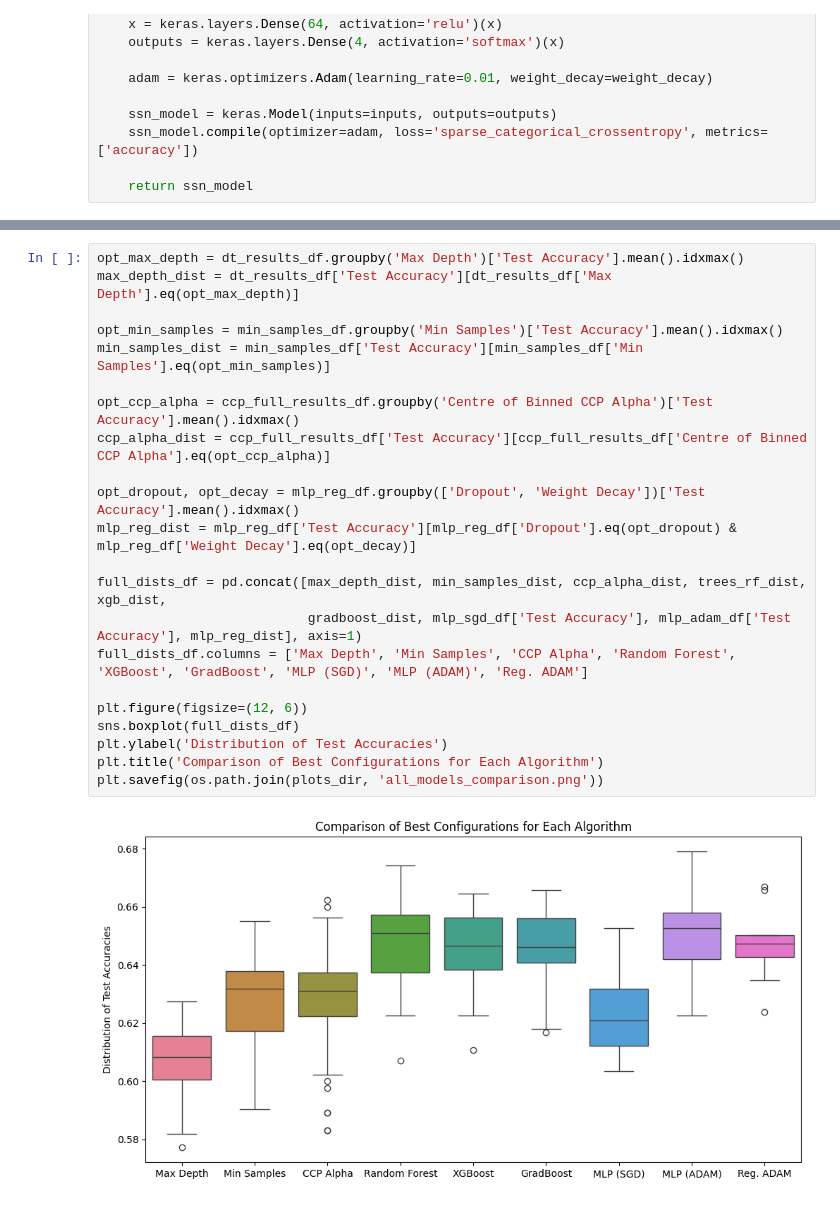
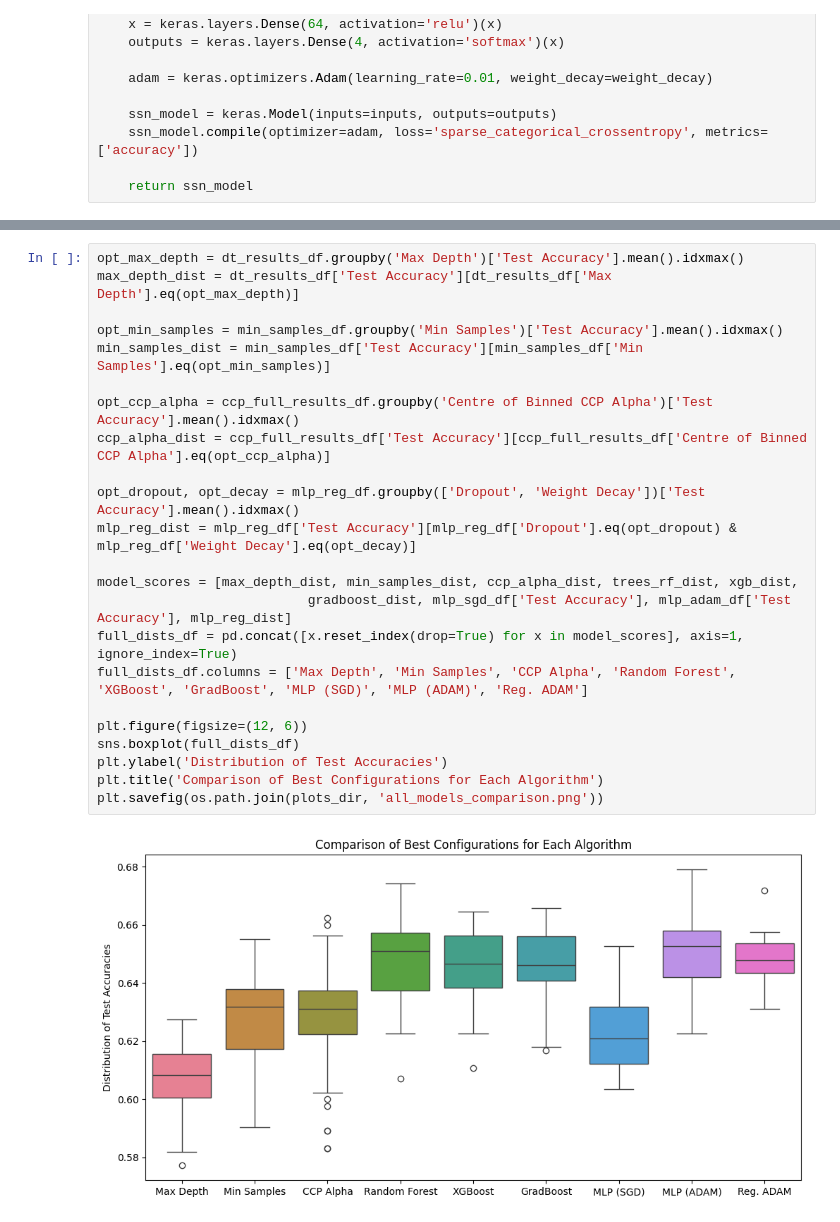
Before and after one commit to eye4got/unsw-5836-assignment-2, a Jupyter notebook: 02_classification_problem.ipynb, the cells around one changed output, grey strips where cells are left out. Drawn from its saved outputs; the diff is of its cells as text.

```diff
--- a/02_classification_problem.ipynb
+++ b/02_classification_problem.ipynb
@@ -517,24 +517,25 @@ I0000 00:00:1731579274.431601 1122089 device_compiler.h:188] Compiled cluster us
 # %%
 opt_max_depth = dt_results_df.groupby('Max Depth')['Test Accuracy'].mean().idxmax()
 max_depth_dist = dt_results_df['Test Accuracy'][dt_results_df['Max Depth'].eq(opt_max_depth)]
 
 opt_min_samples = min_samples_df.groupby('Min Samples')['Test Accuracy'].mean().idxmax()
 min_samples_dist = min_samples_df['Test Accuracy'][min_samples_df['Min Samples'].eq(opt_min_samples)]
 
 opt_ccp_alpha = ccp_full_results_df.groupby('Centre of Binned CCP Alpha')['Test Accuracy'].mean().idxmax()
 ccp_alpha_dist = ccp_full_results_df['Test Accuracy'][ccp_full_results_df['Centre of Binned CCP Alpha'].eq(opt_ccp_alpha)]
 
 opt_dropout, opt_decay = mlp_reg_df.groupby(['Dropout', 'Weight Decay'])['Test Accuracy'].mean().idxmax()
 mlp_reg_dist = mlp_reg_df['Test Accuracy'][mlp_reg_df['Dropout'].eq(opt_dropout) & mlp_reg_df['Weight Decay'].eq(opt_decay)]
 
-full_dists_df = pd.concat([max_depth_dist, min_samples_dist, ccp_alpha_dist, trees_rf_dist, xgb_dist,
-                           gradboost_dist, mlp_sgd_df['Test Accuracy'], mlp_adam_df['Test Accuracy'], mlp_reg_dist], axis=1)
+model_scores = [max_depth_dist, min_samples_dist, ccp_alpha_dist, trees_rf_dist, xgb_dist,
+                           gradboost_dist, mlp_sgd_df['Test Accuracy'], mlp_adam_df['Test Accuracy'], mlp_reg_dist]
+full_dists_df = pd.concat([x.reset_index(drop=True) for x in model_scores], axis=1, ignore_index=True)
 full_dists_df.columns = ['Max Depth', 'Min Samples', 'CCP Alpha', 'Random Forest', 'XGBoost', 'GradBoost', 'MLP (SGD)', 'MLP (ADAM)', 'Reg. ADAM']
 
 plt.figure(figsize=(12, 6))
 sns.boxplot(full_dists_df)
 plt.ylabel('Distribution of Test Accuracies')
 plt.title('Comparison of Best Configurations for Each Algorithm')
 plt.savefig(os.path.join(plots_dir, 'all_models_comparison.png'))
 # %% [output]
-[figure, old version]
+[figure, new version]
```
Also changed, not shown: parts of 12 cells of this notebook, 3 other files.
